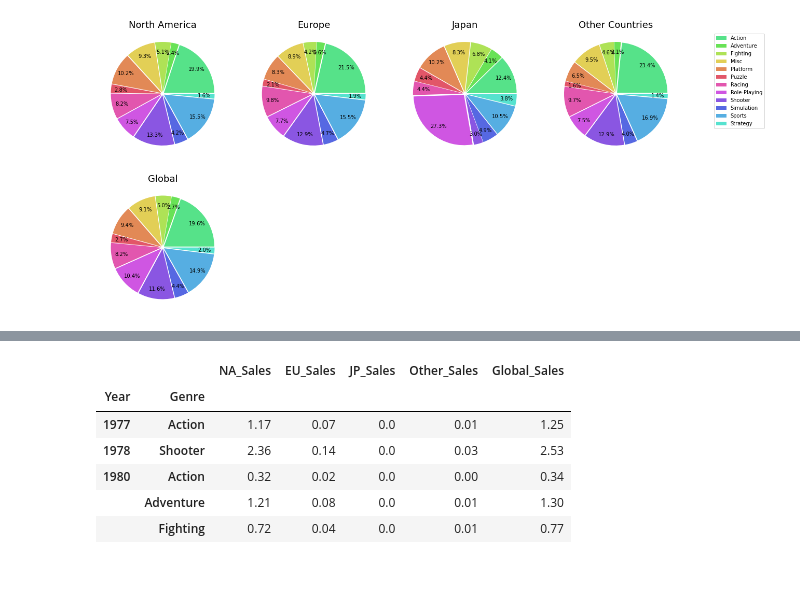
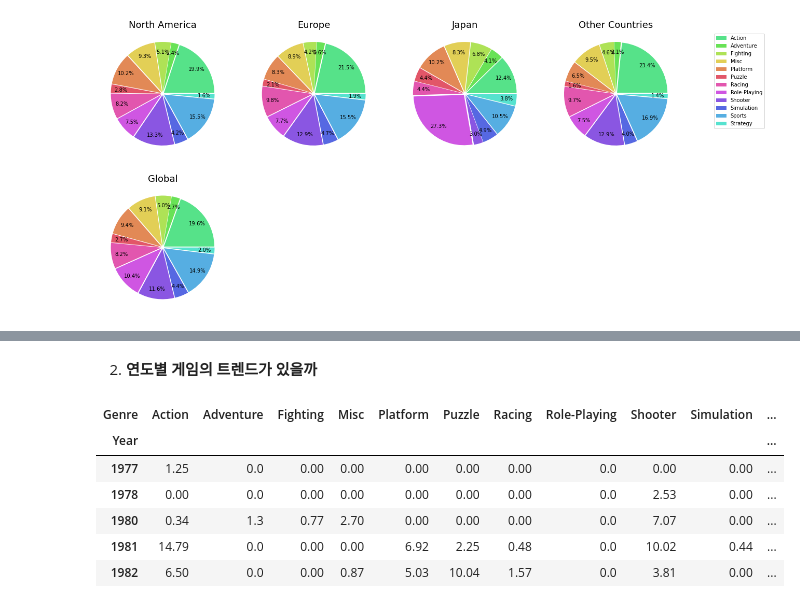
Before and after one commit to nan-park/section1_project, a Jupyter notebook: AI_section1_project.ipynb, the cells around one changed output, grey strips where cells are left out. Saved outputs shown, nothing was run; the diff lists cells and outputs as text; code cells hidden in the pictures; blank space fills up the shorter version.

```diff
--- a/AI_section1_project.ipynb
+++ b/AI_section1_project.ipynb
@@ -560,0 +552,2 @@ df_clean.query("Genre == 'Role-Playing' and JP_Sales > 1").sort_values('JP_Sales
+# %%
+df_clean = df_clean.sort_values('Global_Sales', ascending=False).reset_index(drop=True) # 전체 출고량 Rank 순서대로(내림차순) index=Rank
@@ -561,12 +606,15 @@ df_clean.query("Genre == 'Role-Playing' and JP_Sales > 1").sort_values('JP_Sales
+# %% [markdown]
+2. **연도별 게임의 트렌드가 있을까**
 # %%
 # 장르마다 연도별 합계
-data_test = df_clean.groupby(['Year', 'Genre'])
-data_test.sum().head()
+group_year = df_clean.groupby(['Year', 'Genre'])['Global_Sales'].sum().reset_index(level=['Genre']).pivot(columns='Genre', values='Global_Sales')
+group_year = group_year.fillna(0)
+group_year.head()
 # %% [output]
-|  |  | NA_Sales | EU_Sales | JP_Sales | Other_Sales | Global_Sales |
-| Year | Genre |  |  |  |  |  |
-| 1977 | Action | 1.17 | 0.07 | 0.0 | 0.01 | 1.25 |
-| 1978 | Shooter | 2.36 | 0.14 | 0.0 | 0.03 | 2.53 |
-| 1980 | Action | 0.32 | 0.02 | 0.0 | 0.00 | 0.34 |
-|  | Adventure | 1.21 | 0.08 | 0.0 | 0.01 | 1.30 |
-|  | Fighting | 0.72 | 0.04 | 0.0 | 0.01 | 0.77 |
+| Genre | Action | Adventure | Fighting | Misc | Platform | Puzzle | Racing | Role-Playing | Shooter | Simulation | ... |
+| Year |  |  |  |  |  |  |  |  |  |  | ... |
+| 1977 | 1.25 | 0.0 | 0.00 | 0.00 | 0.00 | 0.00 | 0.00 | 0.0 | 0.00 | 0.00 | ... |
+| 1978 | 0.00 | 0.0 | 0.00 | 0.00 | 0.00 | 0.00 | 0.00 | 0.0 | 2.53 | 0.00 | ... |
+| 1980 | 0.34 | 1.3 | 0.77 | 2.70 | 0.00 | 0.00 | 0.00 | 0.0 | 7.07 | 0.00 | ... |
+| 1981 | 14.79 | 0.0 | 0.00 | 0.00 | 6.92 | 2.25 | 0.48 | 0.0 | 10.02 | 0.44 | ... |
+| 1982 | 6.50 | 0.0 | 0.00 | 0.87 | 5.03 | 10.04 | 1.57 | 0.0 | 3.81 | 0.00 | ... |
```
Also changed, not shown: parts of 16 cells of this notebook.
